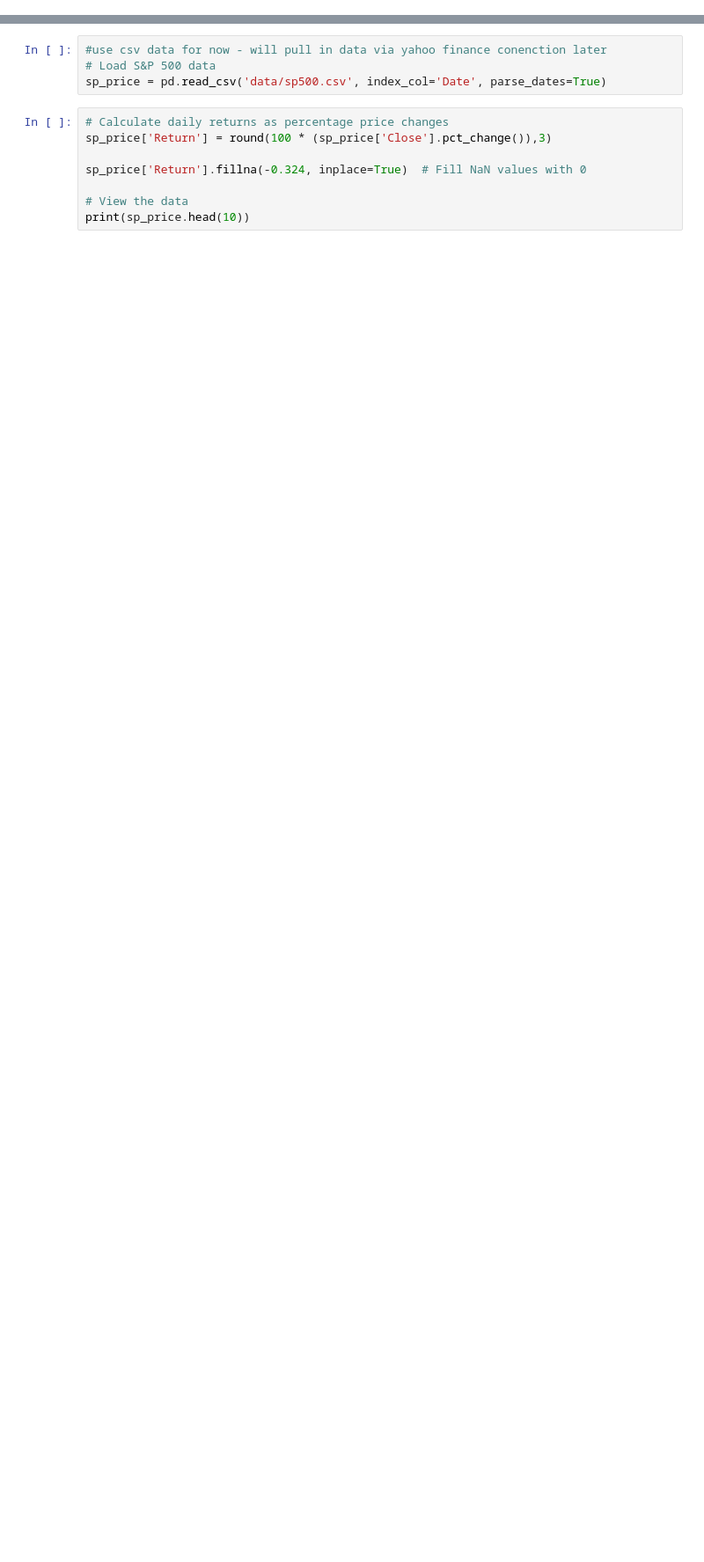
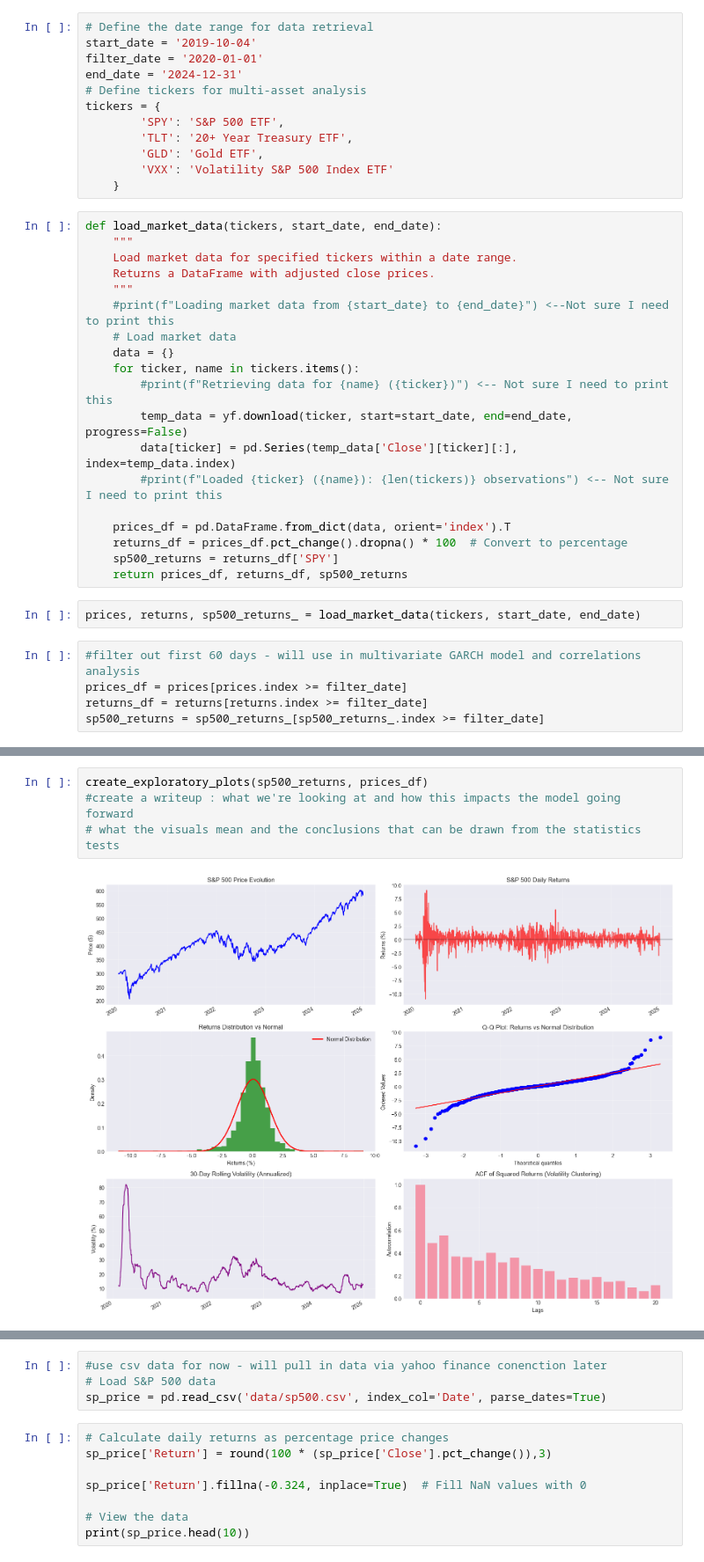
Before and after one commit to imoore99/GARCH, a Jupyter notebook: GARCH.ipynb, the cells around one changed output, grey strips where cells are left out. Shown: that part at 88% size. Saved outputs shown, nothing was run; the diff lists cells and outputs as text; blank space fills up the shorter version.

```diff
--- a/GARCH.ipynb
+++ b/GARCH.ipynb
@@ -6,0 +48,38 @@ from arch import arch_model
+# %%
+# Define the date range for data retrieval
+start_date = '2019-10-04'
+filter_date = '2020-01-01'
+end_date = '2024-12-31'
+# Define tickers for multi-asset analysis
+tickers = {
+        'SPY': 'S&P 500 ETF',
+        'TLT': '20+ Year Treasury ETF',
+        'GLD': 'Gold ETF',
+        'VXX': 'Volatility S&P 500 Index ETF'
+    }
+# %%
+def load_market_data(tickers, start_date, end_date):
+    """
+    Load market data for specified tickers within a date range.
+    Returns a DataFrame with adjusted close prices.
+    """
+    #print(f"Loading market data from {start_date} to {end_date}") <--Not sure I need to print this
+    # Load market data
+    data = {}
+    for ticker, name in tickers.items():
+        #print(f"Retrieving data for {name} ({ticker})") <-- Not sure I need to print this
+        temp_data = yf.download(ticker, start=start_date, end=end_date, progress=False)
+        data[ticker] = pd.Series(temp_data['Close'][ticker][:], index=temp_data.index)
+        #print(f"Loaded {ticker} ({name}): {len(tickers)} observations") <-- Not sure I need to print this
+
+    prices_df = pd.DataFrame.from_dict(data, orient='index').T
+    returns_df = prices_df.pct_change().dropna() * 100  # Convert to percentage
+    sp500_returns = returns_df['SPY']
+    return prices_df, returns_df, sp500_returns
+# %%
+prices, returns, sp500_returns_ = load_market_data(tickers, start_date, end_date)
+# %%
+#filter out first 60 days - will use in multivariate GARCH model and correlations analysis
+prices_df = prices[prices.index >= filter_date]
+returns_df = returns[returns.index >= filter_date]
+sp500_returns = sp500_returns_[sp500_returns_.index >= filter_date]
@@ -6,0 +193,6 @@ from arch import arch_model
+# %%
+create_exploratory_plots(sp500_returns, prices_df)
+#create a writeup : what we're looking at and how this impacts the model going forward
+# what the visuals mean and the conclusions that can be drawn from the statistics tests
+# %% [output]
+[figure, added]
```
Also changed, not shown: parts of 51 cells of this notebook.
